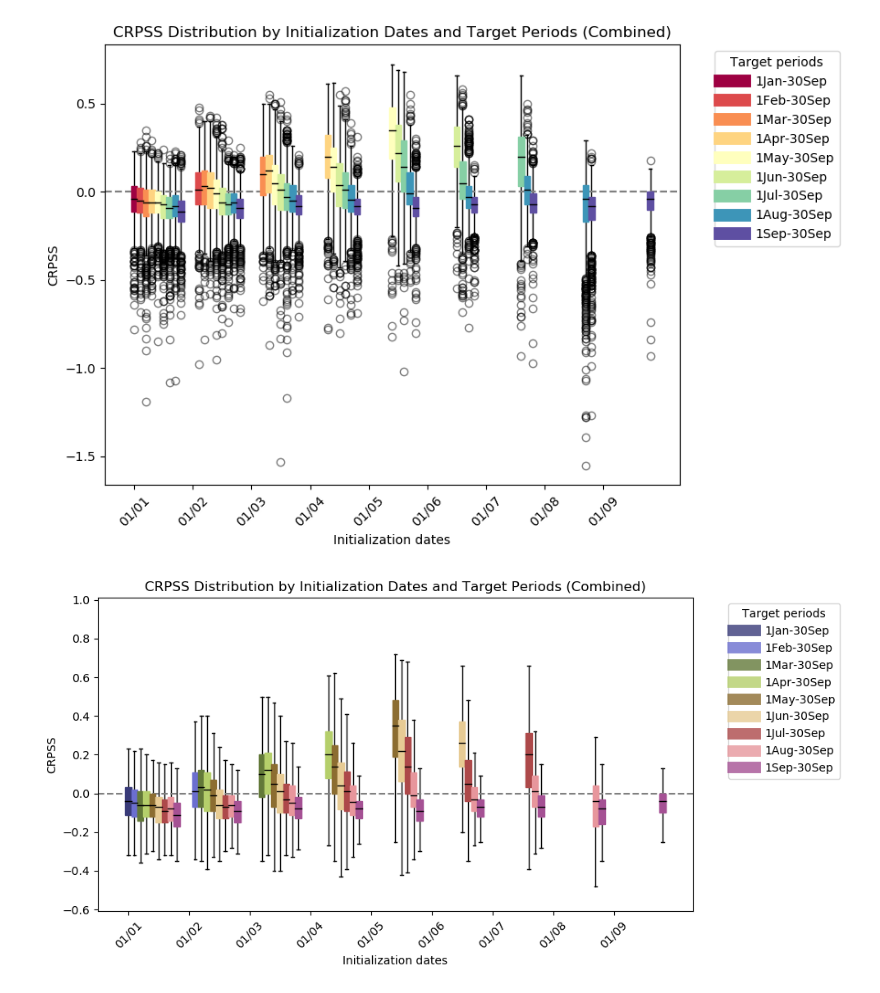
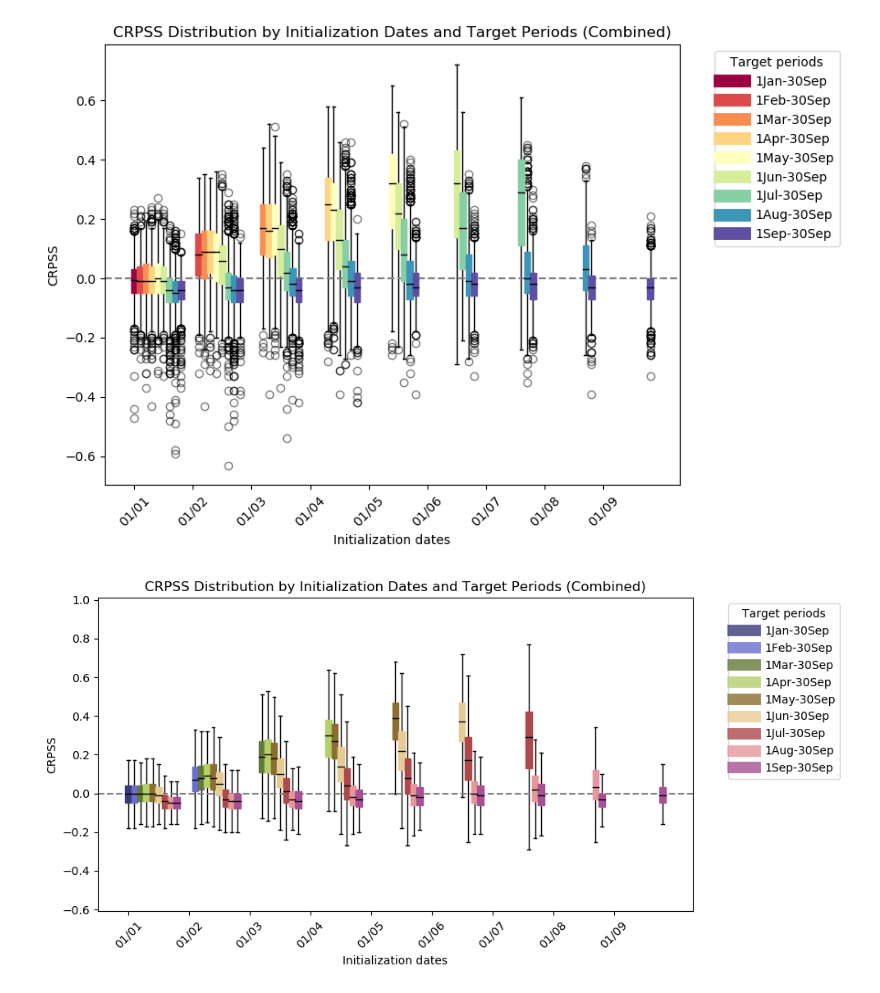
Before and after one commit to Laurin-98/FROSTBYTE_PREVAH, a Jupyter notebook: notebooks/Evaluations.ipynb, the cells around one changed output. Saved outputs shown, nothing was run; the diff lists cells and outputs as text; code cells hidden in the pictures.

Commit message:
FROSTBYTE completed for al nival basins

```diff
--- a/notebooks/Evaluations.ipynb
+++ b/notebooks/Evaluations.ipynb
@@ -156,9 +8,10 @@ fig.savefig('../CH_data/evaluation_20241129/KGE_nival_no_regulation_median.png',
 # %%
+#alle 131 nival (auch glaciated)
 import matplotlib.pyplot as plt
 import numpy as np
 import os
 import xarray as xr
-nival_path = "../CH_data/CH_camels_output_data/nival"
+nival_path = "../PREVAH/output_data/det_nival_tot"
 
 # List of all .nc files in the directory
 nc_files = [os.path.join(nival_path, f) for f in os.listdir(nival_path) if f.endswith('.nc')]
@@ -196,8 +49,8 @@ for t in target_periods:
 # Add elements to the plot
 plt.ylim(-1.05, 1.05)
 plt.xlim(-.7, len(init_dates) - .3)
-#plt.plot([-.7, len(init_dates) - .3], [-.41, -.41], color='grey', ls='--', zorder=1)
-#plt.annotate('lower benchmark', (len(init_dates) - 1.8, -.5), color='grey', fontsize=8)
+plt.plot([-.7, len(init_dates) - .3], [-.41, -.41], color='grey', ls='--', zorder=1)
+plt.annotate('lower benchmark', (len(init_dates) - 1.8, -.5), color='grey', fontsize=8)
 plt.plot([-.7, len(init_dates) - .3], [1, 1], color='grey', ls='--', zorder=1)
 plt.annotate('perfect score', (len(init_dates) - 1.45, .92), color='grey', fontsize=8)
 plt.xticks(np.arange(0, len(init_dates)), init_dates)
@@ -228,10 +81,10 @@ fig.savefig('../CH_data/evaluation_20241129/KGE_nival_median.png', dpi=300)
 import os
 import xarray as xr
 import matplotlib.pyplot as plt
-n_l_and_n_reg_path = "../CH_data/CH_camels_output_data/nival_lim_reg"
+det_nival_only = "../PREVAH/output_data/det_nival_only"
 
 # List of all .nc files in the directory
-nc_files = [os.path.join(n_l_and_n_reg_path, f) for f in os.listdir(n_l_and_n_reg_path) if f.endswith('.nc')]
+nc_files = [os.path.join(det_nival_only, f) for f in os.listdir(det_nival_only) if f.endswith('.nc')]
 
 # Load each .nc file as an xarray Dataset and compute the median of each variable
 datasets = [xr.open_dataset(f) for f in nc_files]
@@ -266,8 +119,8 @@ for t in target_periods:
 # Add elements to the plot
 plt.ylim(-1.05, 1.05)
 plt.xlim(-.7, len(init_dates) - .3)
-#plt.plot([-.7, len(init_dates) - .3], [-.41, -.41], color='grey', ls='--', zorder=1)
-#plt.annotate('lower benchmark', (len(init_dates) - 1.8, -.5), color='grey', fontsize=8)
+plt.plot([-.7, len(init_dates) - .3], [-.41, -.41], color='grey', ls='--', zorder=1)
+plt.annotate('lower benchmark', (len(init_dates) - 1.8, -.5), color='grey', fontsize=8)
 plt.plot([-.7, len(init_dates) - .3], [1, 1], color='grey', ls='--', zorder=1)
 plt.annotate('perfect score', (len(init_dates) - 1.45, .92), color='grey', fontsize=8)
 plt.xticks(np.arange(0, len(init_dates)), init_dates)
@@ -297,10 +150,10 @@ fig.savefig('../CH_data/evaluation_20241129/KGE_n_limited_reg.png', dpi=300)
 # %%
 #nival, regulation below 0 (low and no) and glacieted area below 10%
 
-nival_limited_reg_and_glac = "../CH_data/CH_camels_output_data/nival_lim_glac_and_reg"
+det_nival_glaciated = "../PREVAH/output_data/det_nival_glaciated"
 
 # List of all .nc files in the directory
-nc_files = [os.path.join(nival_limited_reg_and_glac, f) for f in os.listdir(nival_limited_reg_and_glac) if f.endswith('.nc')]
+nc_files = [os.path.join(det_nival_glaciated, f) for f in os.listdir(det_nival_glaciated) if f.endswith('.nc')]
 
 # Load each .nc file as an xarray Dataset and compute the median of each variable
 datasets = [xr.open_dataset(f) for f in nc_files]
@@ -335,8 +188,8 @@ for t in target_periods:
 # Add elements to the plot
 plt.ylim(-1.05, 1.05)
 plt.xlim(-.7, len(init_dates) - .3)
-#plt.plot([-.7, len(init_dates) - .3], [-.41, -.41], color='grey', ls='--', zorder=1)
-#plt.annotate('lower benchmark', (len(init_dates) - 1.8, -.5), color='grey', fontsize=8)
+plt.plot([-.7, len(init_dates) - .3], [-.41, -.41], color='grey', ls='--', zorder=1)
+plt.annotate('lower benchmark', (len(init_dates) - 1.8, -.5), color='grey', fontsize=8)
 plt.plot([-.7, len(init_dates) - .3], [1, 1], color='grey', ls='--', zorder=1)
 plt.annotate('perfect score', (len(init_dates) - 1.45, .92), color='grey', fontsize=8)
 plt.xticks(np.arange(0, len(init_dates)), init_dates)
@@ -370,10 +223,11 @@ import numpy as np
 import os
 
 # Path to your data directory
-nival_limited_reg_and_glac = "../CH_data/CH_camels_output_data/nival_lim_glac_and_reg"
+nival_path = "../PREVAH/output_data/det_nival_tot"
+
 
 # List all .nc files and compute the median dataset
-nc_files = [os.path.join(nival_limited_reg_and_glac, f) for f in os.listdir(nival_limited_reg_and_glac) if f.endswith('.nc')]
+nc_files = [os.path.join(nival_path, f) for f in os.listdir(nival_path) if f.endswith('.nc')]
 datasets = [xr.open_dataset(f) for f in nc_files]
 median_ds = xr.concat(datasets, dim="iteration").median(dim="iteration")
 
@@ -576,4 +408,5 @@ fig.savefig('../CH_data/CH_output_plots/evaluation/KGE_n_limited_comparison_medi
 # %%
+"""
 # Probabilistic verification
 import os
 import xarray as xr
@@ -583,7 +416,7 @@ import numpy as np
 
 
 # Folder where all the .nc files are stored
-directory = "../CH_data/CH_camels_output_data/probabilistic_niv_lim"
+directory = "../PREVAH/output_data/prob_nival_tot"
 
 # Initialize an empty list to store the CRPSS data from each file
 all_crpss_data = []
@@ -619,32 +452,33 @@ for i, (color, target_period) in enumerate(zip(colors, target_periods)):
 
     # For each initialization date, create a boxplot with an offset for visual separation
     for j, init_date in enumerate(period_data['init_date'].unique()):
         # Extract CRPSS values for this init date and target period
         values = period_data[period_data['init_date'] == init_date]['CRPSS'].values
         # Plot boxplot at the correct x-offset (j + small offset for each target period)
         plt.boxplot(values, positions=[j + i * 0.1], widths=0.1, patch_artist=True,
                     boxprops=dict(facecolor=color, color=color),
                     medianprops=dict(color="black"),
                     flierprops=dict(marker='o', color=color, alpha=0.5))
 
 # Set x-axis labels to the unique initialization dates
 plt.xticks(ticks=range(len(combined_crpss_data['init_date'].unique())),
            labels=combined_crpss_data['init_date'].unique(), rotation=45)
 
 # Add plot labels and title
 plt.xlabel("Initialization dates")
 plt.ylabel("CRPSS")
 plt.title("CRPSS Distribution by Initialization Dates and Target Periods (Combined)")
 plt.axhline(0, color="gray", linestyle="--")
 
 # Create a custom legend
 for color, target_period in zip(colors, target_periods):
     plt.plot([], [], color=color, label=target_period, linewidth=10)
 plt.legend(title="Target periods", bbox_to_anchor=(1.05, 1), loc='upper left')
 
 # Display the plot
 plt.tight_layout()
 plt.show()
+"""
 # %% [output]
-[figure, old version]
+[figure, new version]
 # %%
@@ -657,7 +491,7 @@ import matplotlib.pyplot as plt
 import numpy as np
 
 # Folder where all the .nc files are stored
-directory = "../CH_data/CH_camels_output_data/probabilistic_niv_lim"
+directory = "../PREVAH/output_data/prob_nival_tot"
 
 # Initialize an empty list to store the CRPSS data from each file
 all_crpss_data = []
@@ -725,5 +559,5 @@ plt.legend(title="Target periods", bbox_to_anchor=(1.05, 1), loc='upper left')
 plt.tight_layout()
 plt.show()
 # %% [output]
-[figure, old version]
+[figure, new version]
 # %%
```
Also changed, not shown: parts of 18 cells of this notebook, 33 other files.
